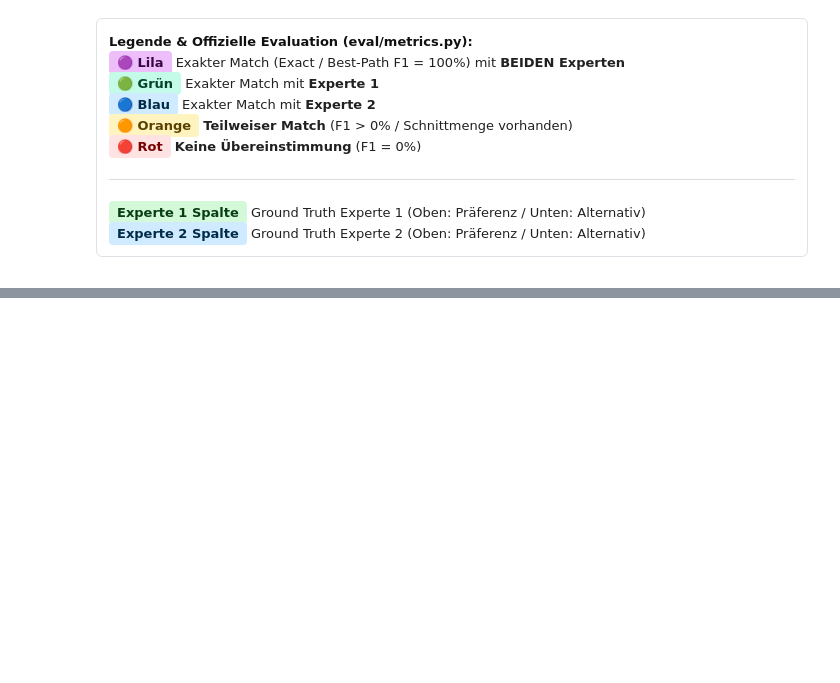
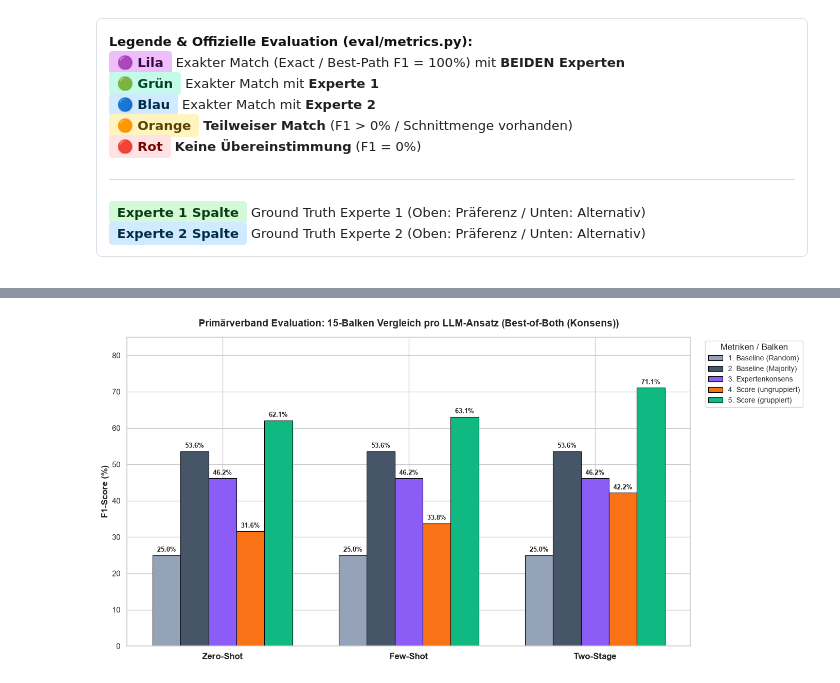
Before and after one commit to code-mert/masterarbeitmodell, a Jupyter notebook: notebooks/analyse_categories/03_primärverband.ipynb, the cells around one changed output, grey strips where cells are left out. Drawn from its saved outputs; the diff is of its cells as text; code cells hidden in the pictures; blank space fills up the shorter version.

Commit message:
feat(analyse_categories): add product family grouping, 15-bar plot, and color-coded dropdown inspection for primary dressings

```diff
--- a/notebooks/analyse_categories/03_primärverband.ipynb
+++ b/notebooks/analyse_categories/03_primärverband.ipynb
@@ -101,3 +113,14 @@ category_loader.interactive_inspection('primärverband')
 # %% [output]
 Dropdown(description='Wundbild:', layout=Layout(width='250px'), options=('wunde_01', 'wunde_02', 'wunde_03', '…
 [interactive output not drawn]
+# %%
+import sys
+import os
+sys.path.insert(0, os.path.abspath('.'))
+import category_loader
+
+# Plot mit 15 Balken anzeigen (Best-of-Both Konsens)
+# Optional kannst du auch evaluation_mode='exp1' oder 'exp2' übergeben
+category_loader.plot_primaerverband_bar_chart(evaluation_mode="best_of_both")
+# %% [output]
+[figure, added]
```
Also changed, not shown: parts of 7 cells of this notebook, 1 other file.
